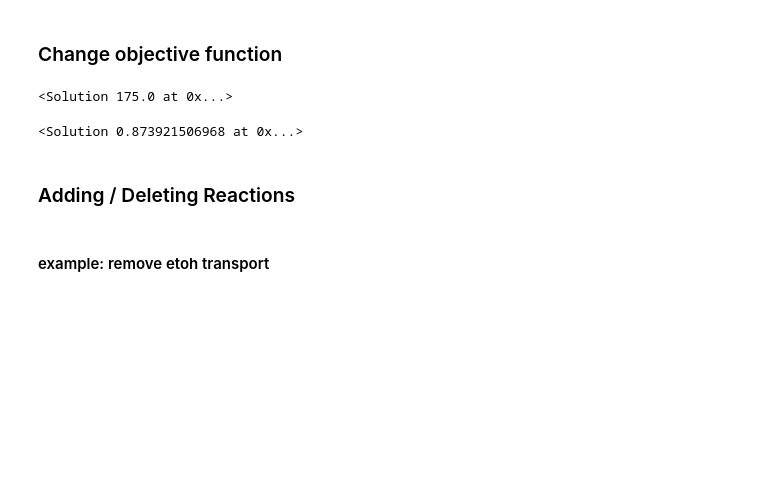
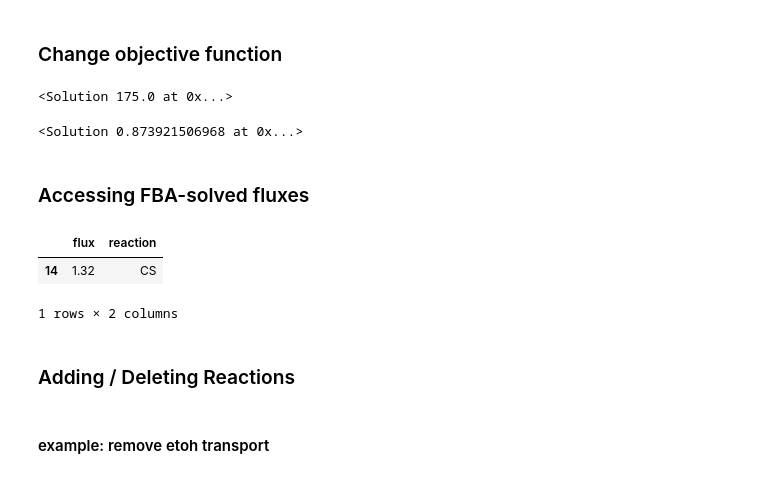
Before and after one commit to ebrunk/iPy_notebooks, a Jupyter notebook: Intro_CobraPy.ipynb, the cells around one changed output. Drawn from its saved outputs; the diff is of its cells as text; code cells hidden in the pictures; blank space fills up the shorter version.

```diff
--- a/Intro_CobraPy.ipynb
+++ b/Intro_CobraPy.ipynb
@@ -106,6 +106,25 @@ m.reactions.BIOMASS_Ecoli_core_w_GAM.objective_coefficient = 1
 m.optimize()
 # %% [output]
 <Solution 0.873921506968 at 0x...>
+# %% [markdown]
+### Accessing FBA-solved fluxes
+# %%
+flux_tmp = m.optimize()
+read_to_struct = []
+
+count = 0
+for r in m.reactions:
+    flux_tmp = m.solution.x[count]
+    read_to_struct.append({'reaction':r.id, 'flux':flux_tmp})
+    count += 1
+
+DF_FBA = pd.DataFrame(read_to_struct)
+# %%
+DF_FBA[DF_FBA.reaction=='CS']
+# %% [output]
+|  | flux | reaction |
+| 14 | 1.32 | CS |
+1 rows × 2 columns
 # %% [markdown]
 ### Adding / Deleting Reactions
 # %% [markdown]
```
